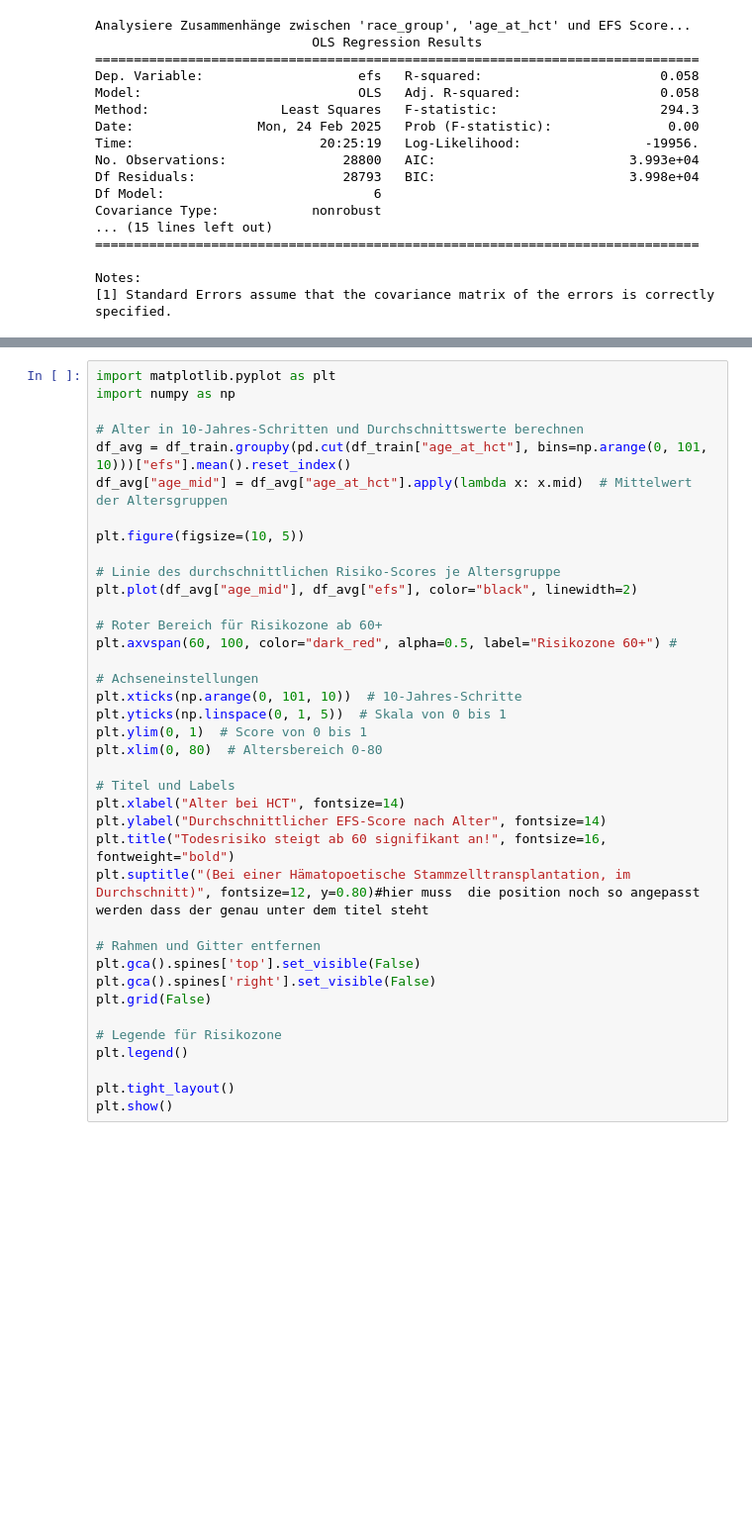
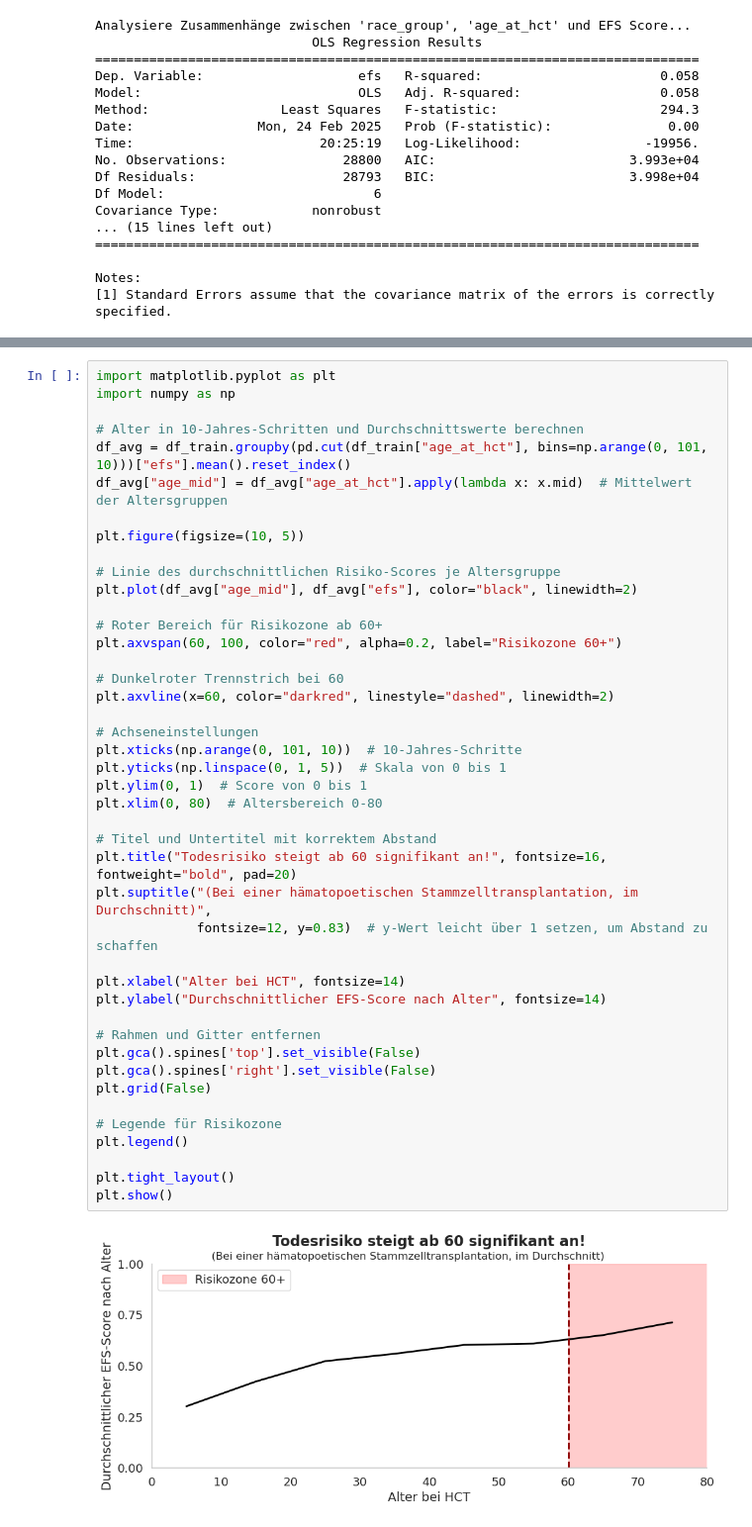
Before and after one commit to Rikamo1/Mittelstufenprojekt, a Jupyter notebook: story_telling.ipynb, the cells around one changed output, grey strips where cells are left out. Shown at 99% size. Saved outputs shown, nothing was run; the diff lists cells and outputs as text; blank space fills up the shorter version.

```diff
--- a/story_telling.ipynb
+++ b/story_telling.ipynb
@@ -149,34 +121,41 @@ import numpy as np
 # Alter in 10-Jahres-Schritten und Durchschnittswerte berechnen
 df_avg = df_train.groupby(pd.cut(df_train["age_at_hct"], bins=np.arange(0, 101, 10)))["efs"].mean().reset_index()
 df_avg["age_mid"] = df_avg["age_at_hct"].apply(lambda x: x.mid)  # Mittelwert der Altersgruppen
 
 plt.figure(figsize=(10, 5))
 
 # Linie des durchschnittlichen Risiko-Scores je Altersgruppe
 plt.plot(df_avg["age_mid"], df_avg["efs"], color="black", linewidth=2)
 
 # Roter Bereich für Risikozone ab 60+
-plt.axvspan(60, 100, color="dark_red", alpha=0.5, label="Risikozone 60+") #
+plt.axvspan(60, 100, color="red", alpha=0.2, label="Risikozone 60+")
+
+# Dunkelroter Trennstrich bei 60
+plt.axvline(x=60, color="darkred", linestyle="dashed", linewidth=2)
 
 # Achseneinstellungen
 plt.xticks(np.arange(0, 101, 10))  # 10-Jahres-Schritte
 plt.yticks(np.linspace(0, 1, 5))  # Skala von 0 bis 1
 plt.ylim(0, 1)  # Score von 0 bis 1
 plt.xlim(0, 80)  # Altersbereich 0-80
 
-# Titel und Labels
+# Titel und Untertitel mit korrektem Abstand
+plt.title("Todesrisiko steigt ab 60 signifikant an!", fontsize=16, fontweight="bold", pad=20)
+plt.suptitle("(Bei einer hämatopoetischen Stammzelltransplantation, im Durchschnitt)",
+             fontsize=12, y=0.83)  # y-Wert leicht über 1 setzen, um Abstand zu schaffen
+
 plt.xlabel("Alter bei HCT", fontsize=14)
 plt.ylabel("Durchschnittlicher EFS-Score nach Alter", fontsize=14)
-plt.title("Todesrisiko steigt ab 60 signifikant an!", fontsize=16, fontweight="bold")
-plt.suptitle("(Bei einer Hämatopoetische Stammzelltransplantation, im Durchschnitt)", fontsize=12, y=0.80)#hier muss  die position noch so angepasst werden dass der genau unter dem titel steht
 
 # Rahmen und Gitter entfernen
 plt.gca().spines['top'].set_visible(False)
 plt.gca().spines['right'].set_visible(False)
 plt.grid(False)
 
 # Legende für Risikozone
 plt.legend()
 
 plt.tight_layout()
 plt.show()
+# %% [output]
+[figure, added]
```
Also changed, not shown: parts of 2 cells of this notebook.
